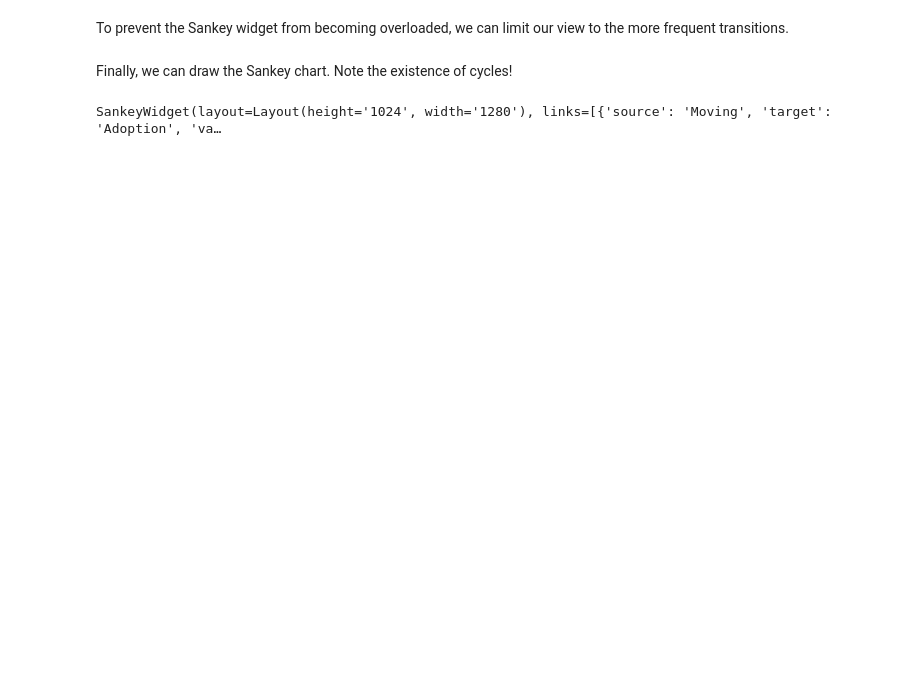
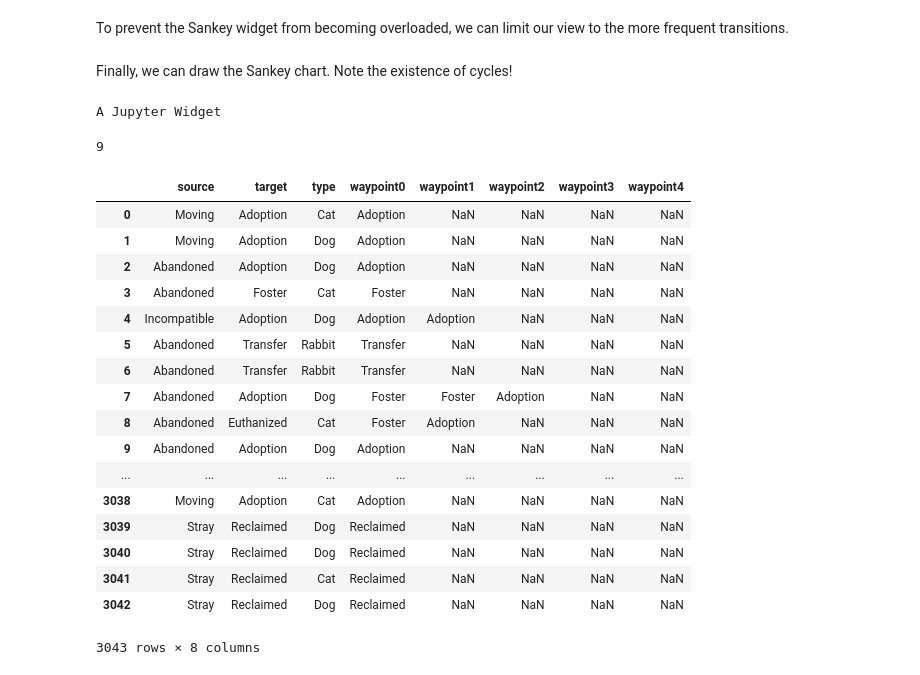
Before and after one commit to jhoerr/iu-su18-i590-final-project, a Jupyter notebook: sankey_john.ipynb, the cells around one changed output. Cells and saved outputs as stored; diff of their text form; code cells hidden in the pictures; blank space fills up the shorter version.

Commit message:
Updated sankey

```diff
--- a/sankey_john.ipynb
+++ b/sankey_john.ipynb
@@ -73,6 +74,7 @@ If we do this for each animal, we can account for the movements of all animals t
 def sequence_transitions(group):
     # an accumulator for this animal's transitions
     seq = []
+    seq_dict = {}
     # the index of the last record in this group
     last_idx = len(group['id'])-1
     # for each row in the group...
@@ -80,20 +82,34 @@ def sequence_transitions(group):
         # Add intake reason on first row
         if (row_idx == 0):
             seq.append(row.speciesname)
-            if (row.istransfer): seq.append("Transfer")
-            else: seq.append(row.intakereason)
+            seq_dict["type"] = row.speciesname
+            if (row.istransfer):
+                seq.append("Transfer")
+                seq_dict["source"]="Transfer"
+            else:
+                seq.append(row.intakereason)
+                seq_dict["source"]=row.intakereason
         # Add intermediate movement step.
         seq.append(row.movementtype)
+        seq_dict['waypoint'+str(row_idx)]= row.movementtype
         # Add reason for return.
         # Ignore 'stray'; it's the default/empty value.
         # Ignore DOA; we'll catch this later
         if (row.returnedreason not in ['Stray', 'DOA', 'Owner requested Euthanasia']):
             seq.append(row.returnedreason)
+            seq_dict['waypoint'+str(row_idx)]= row.movementtype
         # Check for animal death on last row
         if (row_idx == last_idx):
-            if (row.puttosleep): seq.append("Euthanized")
-            elif (type(row.deceaseddate) is str): seq.append("Died")
-    return seq
+            if (row.puttosleep):
+                seq.append("Euthanized")
+                seq_dict['target']= "Euthanized"
+            elif (type(row.deceaseddate) is str):
+                seq.append("Died")
+                seq_dict['target']="Euthanized"
+                # last row - copy movement type to target
+            else:
+                seq_dict['target']= row.movementtype
+    return (seq,seq_dict)
 
 # convert a list of items to a pairwise list of tupels
 # ex: [A, B, C, D] => [(A,B), (B,C), (C,D)]
@@ -107,8 +123,8 @@ def tuple_pairwise(lst):
 sequences=[]
 pairwise_sequences=[]
 for name, group in df.groupby('id'):
-    s = sequence_transitions(group)
-    sequences.append(s)
+    (s,seq_dict) = sequence_transitions(group)
+    sequences.append(seq_dict)
     pairwise_sequences += tuple_pairwise(s)
 # %%
 # The first 10 state transitions
@@ -191,4 +214,32 @@ layout = Layout(width="1280", height="1024")
 sankey = SankeyWidget(links=top, layout=layout)
 sankey
 # %% [output]
-SankeyWidget(layout=Layout(height='1024', width='1280'), links=[{'source': 'Moving', 'target': 'Adoption', 'va…
+A Jupyter Widget
+# %%
+max_length = max(map(len, sequences))
+max_length
+# %% [output]
+9
+# %%
+sankey_frame = pd.DataFrame.from_dict(sequences)
+# %%
+sankey_frame
+# %% [output]
+|  | source | target | type | waypoint0 | waypoint1 | waypoint2 | waypoint3 | waypoint4 |
+| 0 | Moving | Adoption | Cat | Adoption | NaN | NaN | NaN | NaN |
+| 1 | Moving | Adoption | Dog | Adoption | NaN | NaN | NaN | NaN |
+| 2 | Abandoned | Adoption | Dog | Adoption | NaN | NaN | NaN | NaN |
+| 3 | Abandoned | Foster | Cat | Foster | NaN | NaN | NaN | NaN |
+| 4 | Incompatible | Adoption | Dog | Adoption | Adoption | NaN | NaN | NaN |
+| 5 | Abandoned | Transfer | Rabbit | Transfer | NaN | NaN | NaN | NaN |
+| 6 | Abandoned | Transfer | Rabbit | Transfer | NaN | NaN | NaN | NaN |
+| 7 | Abandoned | Adoption | Dog | Foster | Foster | Adoption | NaN | NaN |
+| 8 | Abandoned | Euthanized | Cat | Foster | Adoption | NaN | NaN | NaN |
+| 9 | Abandoned | Adoption | Dog | Adoption | NaN | NaN | NaN | NaN |
+| ... | ... | ... | ... | ... | ... | ... | ... | ... |
+| 3038 | Moving | Adoption | Cat | Adoption | NaN | NaN | NaN | NaN |
+| 3039 | Stray | Reclaimed | Dog | Reclaimed | NaN | NaN | NaN | NaN |
+| 3040 | Stray | Reclaimed | Dog | Reclaimed | NaN | NaN | NaN | NaN |
+| 3041 | Stray | Reclaimed | Cat | Reclaimed | NaN | NaN | NaN | NaN |
+| 3042 | Stray | Reclaimed | Dog | Reclaimed | NaN | NaN | NaN | NaN |
+3043 rows × 8 columns
```
Also changed, not shown: parts of 4 cells of this notebook.
